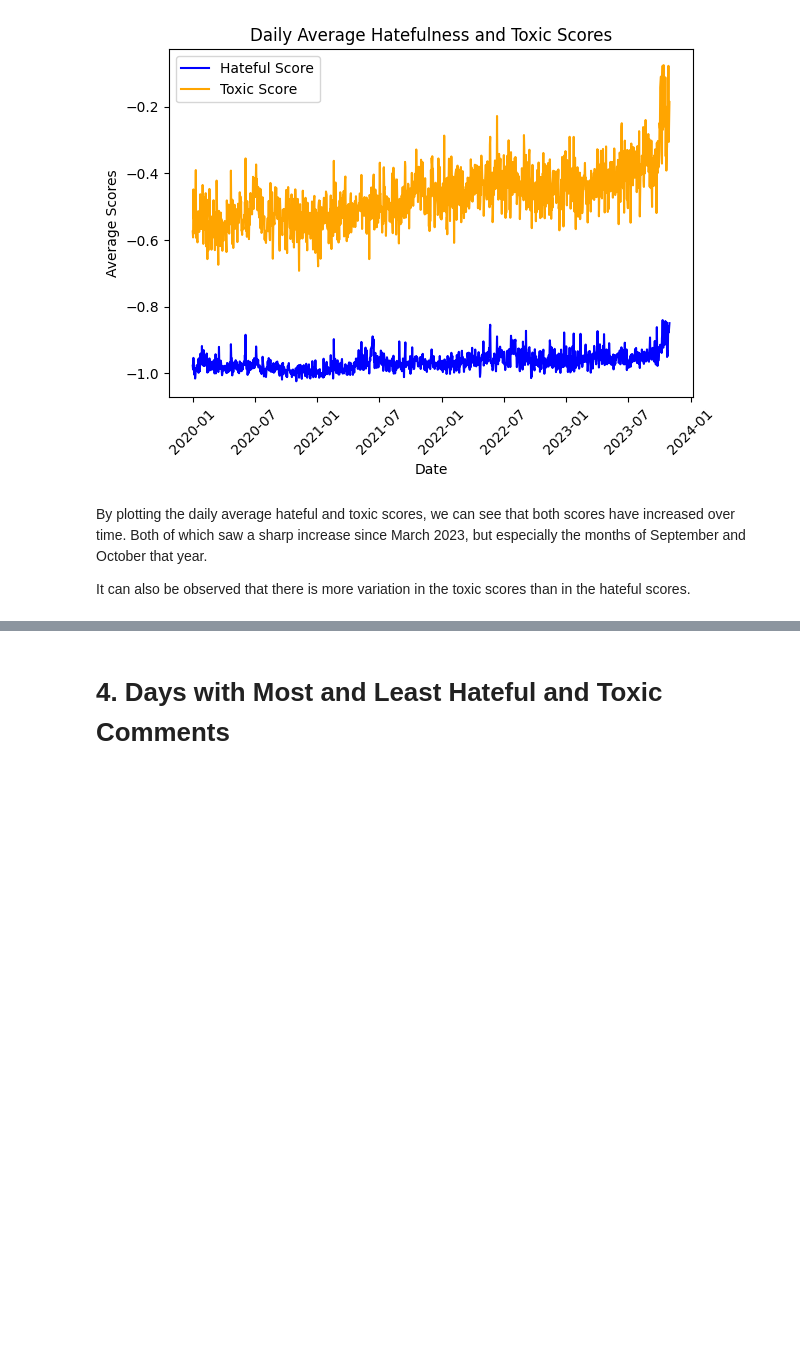
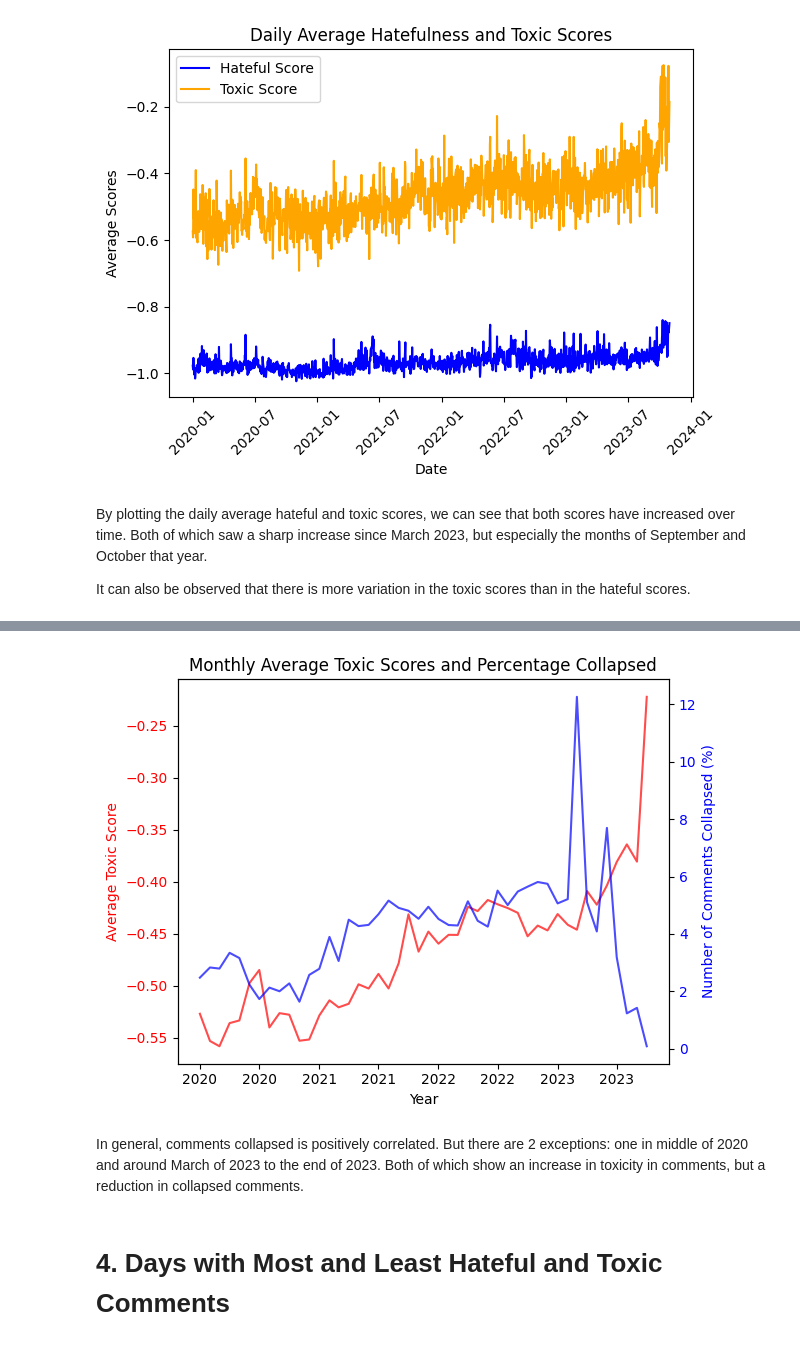
Before and after one commit to rhyden-kx/DSA4264, a Jupyter notebook: eda_2/across_time_2.ipynb, the cells around one changed output, grey strips where cells are left out. Cells and saved outputs as stored; diff of their text form; code cells hidden in the pictures; blank space fills up the shorter version.

Commit message:
completed plot for toxic and percentage collapsed

```diff
--- a/eda_2/across_time_2.ipynb
+++ b/eda_2/across_time_2.ipynb
@@ -78,8 +95,12 @@ results_df['toxic_prediction'] = results_df['toxic_prediction'].astype('int16')
 results_df['topic_number'] = results_df['topic_number'].astype('category')
 results_df['topic'] = results_df['topic'].astype('category')
 # %%
+# Group by year and month to track moderation actions over time
+results_df['year_month'] = results_df['timestamp'].dt.to_period('M')
+
 # extract date from datetime stamp
 results_df['timestamp'] = results_df['timestamp'].dt.date
+
 results_df['timestamp'].head()
 # %% [output]
 0    2020-04-11
@@ -214,0 +238,15 @@ It can also be observed that there is more variation in the toxic scores than in
+# %%
+# Group by day and calculate the average score
+average_toxicity_and_moderation_per_day_df = results_df.groupby(results_df['year_month']).agg(
+    average_num_collapsed=('is_collapsed', 'mean'),
+    average_toxic_score=('toxic_score', 'mean')
+).reset_index()
+
+# create percentage column
+average_toxicity_and_moderation_per_day_df['collapsed_percentage'] = average_toxicity_and_moderation_per_day_df['average_num_collapsed']*100
+
+# Convert the 'year_month' column to string or datetime format
+average_toxicity_and_moderation_per_day_df['year_month'] = average_toxicity_and_moderation_per_day_df['year_month'].astype(str)
+
+# Convert 'year_month' column to datetime format
+average_toxicity_and_moderation_per_day_df['year_month'] = pd.to_datetime(average_toxicity_and_moderation_per_day_df['year_month'])
@@ -215,3 +262,42 @@ It can also be observed that there is more variation in the toxic scores than in
+# %%
+
+fig, ax1 = plt.subplots()
+
+# Plot the first DataFrame on the left y-axis with transparency
+ax1.plot(average_toxicity_and_moderation_per_day_df['year_month'],
+         average_toxicity_and_moderation_per_day_df['average_toxic_score'],
+         label='Toxic Score', color='red', alpha=0.7)
+ax1.set_xlabel('Year')
+ax1.set_ylabel('Average Toxic Score', color='red')
+ax1.tick_params(axis='y', labelcolor='red')
+
+# Create a second y-axis for the second variable with transparency
+ax2 = ax1.twinx()
+ax2.plot(average_toxicity_and_moderation_per_day_df['year_month'],
+         average_toxicity_and_moderation_per_day_df['collapsed_percentage'],
+         label='Number of Comments Collapsed (%)', color='blue', alpha=0.7)
+ax2.set_ylabel('Number of Comments Collapsed (%)', color='blue')
+ax2.tick_params(axis='y', labelcolor='blue')
+
+# Format x-axis to show only the year on ax1
+ax1.xaxis.set_major_formatter(plt.matplotlib.dates.DateFormatter('%Y'))
+
+# Turn off x-axis tick labels for ax2 to prevent duplication
+ax2.get_xaxis().set_visible(False)
+
+# Set title and rotate x-axis labels
+plt.title('Monthly Average Toxic Scores and Percentage Collapsed')
+plt.xticks(rotation=45)
+
+# Use tight_layout for better spacing
+fig.tight_layout()
+
+# Show the plot
+plt.show()
+# %% [output]
+[figure, added]
+# %% [markdown]
+In general, comments collapsed is positively correlated. But there are 2 exceptions: one in middle of 2020 and around March of 2023 to the end of 2023. Both of which show an increase in toxicity in comments, but a reduction in collapsed comments.
 # %% [markdown]
 # 4. Days with Most and Least Hateful and Toxic Comments
 # %%
```
Also changed, not shown: parts of 6 cells of this notebook.
